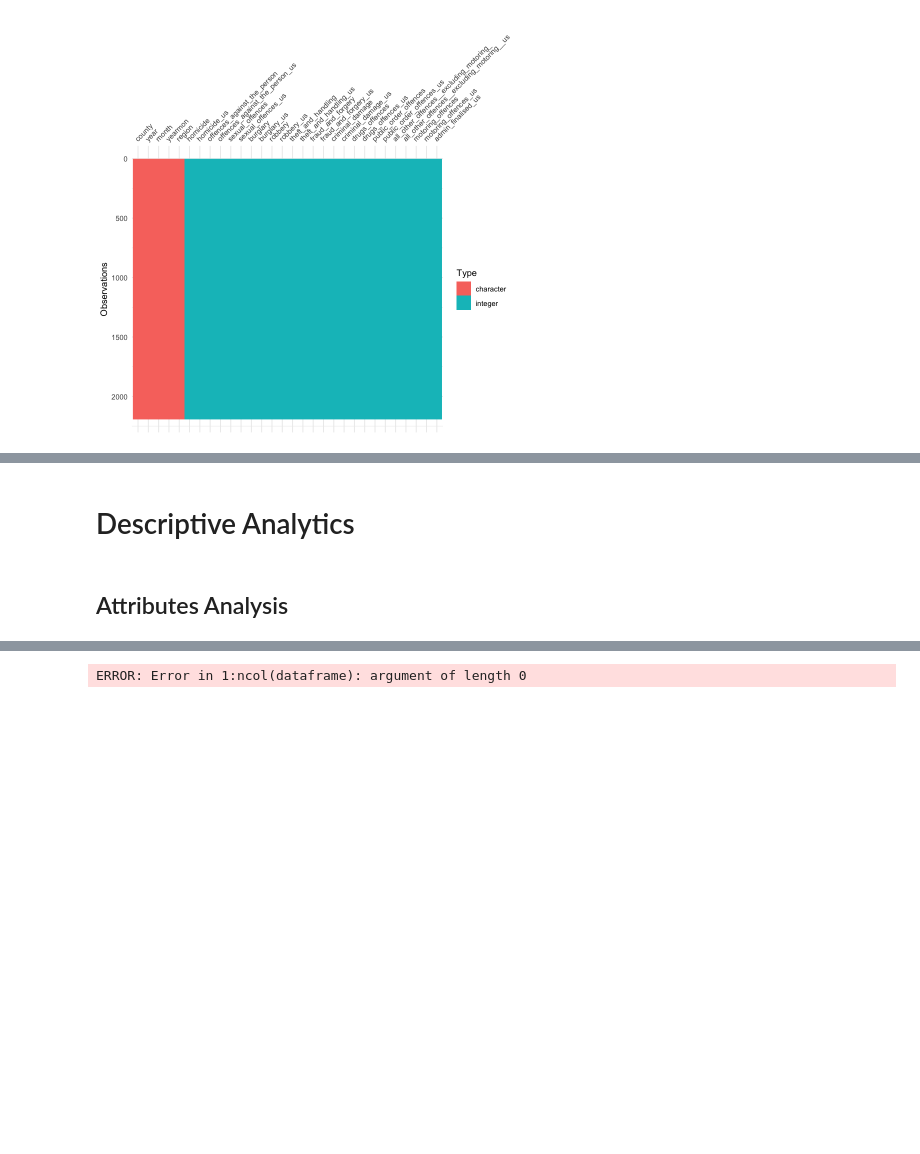
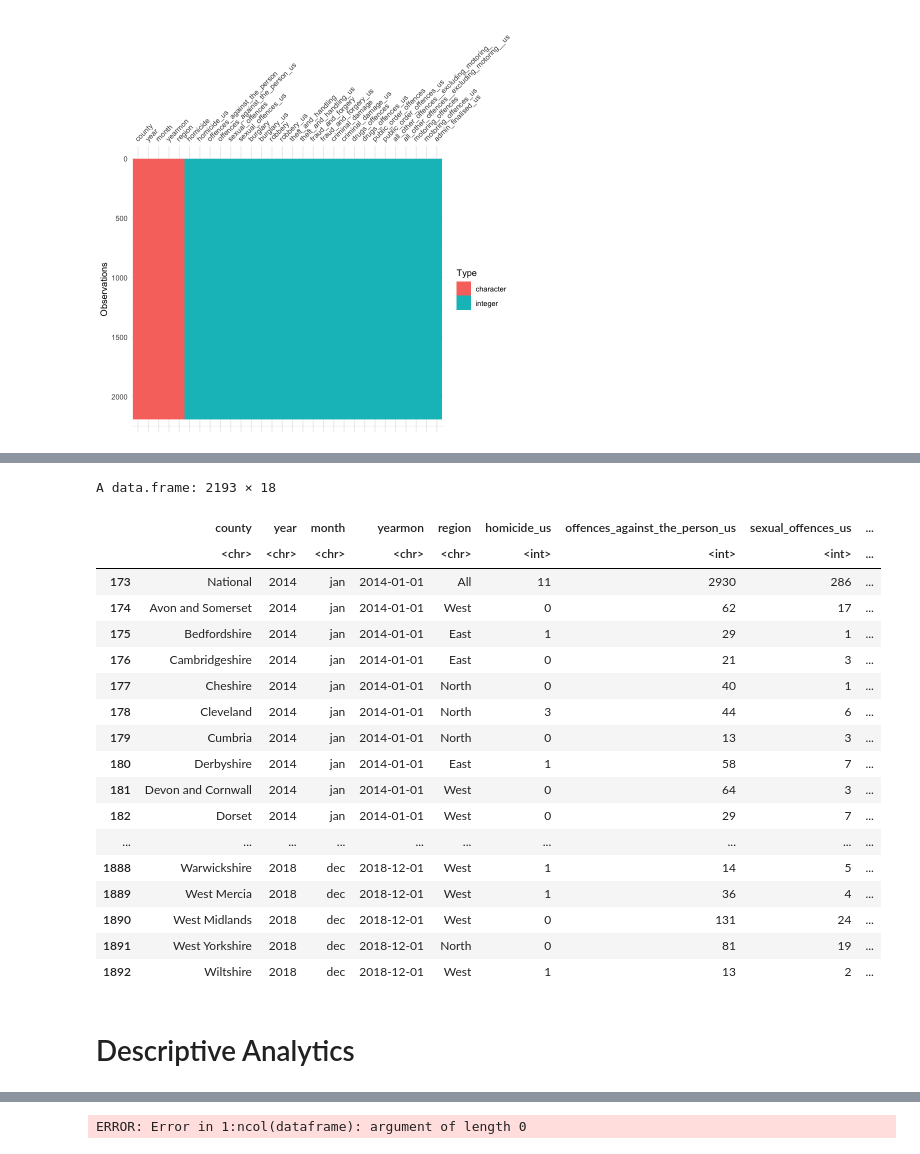
Before and after one commit to AminRana/crown-prosecution-data-analysis, a Jupyter notebook: R Assignment.ipynb, the cells around one changed output, grey strips where cells are left out. Saved outputs shown, nothing was run; the diff lists cells and outputs as text; code cells hidden in the pictures; blank space fills up the shorter version.

```diff
--- a/R Assignment.ipynb
+++ b/R Assignment.ipynb
@@ -497,0 +531,22 @@ vis_dat(combined_df)
+# %%
+head(splited_dataframes[2])
+# %% [output]
+A data.frame: 2193 × 18
+|  | county | year | month | yearmon | region | homicide_us | offences_against_the_person_us | sexual_offences_us | ... |
+|  | <chr> | <chr> | <chr> | <chr> | <chr> | <int> | <int> | <int> | ... |
+| 173 | National | 2014 | jan | 2014-01-01 | All | 11 | 2930 | 286 | ... |
+| 174 | Avon and Somerset | 2014 | jan | 2014-01-01 | West | 0 | 62 | 17 | ... |
+| 175 | Bedfordshire | 2014 | jan | 2014-01-01 | East | 1 | 29 | 1 | ... |
+| 176 | Cambridgeshire | 2014 | jan | 2014-01-01 | East | 0 | 21 | 3 | ... |
+| 177 | Cheshire | 2014 | jan | 2014-01-01 | North | 0 | 40 | 1 | ... |
+| 178 | Cleveland | 2014 | jan | 2014-01-01 | North | 3 | 44 | 6 | ... |
+| 179 | Cumbria | 2014 | jan | 2014-01-01 | North | 0 | 13 | 3 | ... |
+| 180 | Derbyshire | 2014 | jan | 2014-01-01 | East | 1 | 58 | 7 | ... |
+| 181 | Devon and Cornwall | 2014 | jan | 2014-01-01 | West | 0 | 64 | 3 | ... |
+| 182 | Dorset | 2014 | jan | 2014-01-01 | West | 0 | 29 | 7 | ... |
+| ... | ... | ... | ... | ... | ... | ... | ... | ... | ... |
+| 1888 | Warwickshire | 2018 | dec | 2018-12-01 | West | 1 | 14 | 5 | ... |
+| 1889 | West Mercia | 2018 | dec | 2018-12-01 | West | 1 | 36 | 4 | ... |
+| 1890 | West Midlands | 2018 | dec | 2018-12-01 | West | 0 | 131 | 24 | ... |
+| 1891 | West Yorkshire | 2018 | dec | 2018-12-01 | North | 0 | 81 | 19 | ... |
+| 1892 | Wiltshire | 2018 | dec | 2018-12-01 | West | 1 | 13 | 2 | ... |
@@ -499,5 +558,3 @@ vis_dat(combined_df)
 write.csv(combined_df, "dataset/cleaned-data.csv", row.names=FALSE)
 # %% [markdown]
 # Descriptive Analytics
-# %% [markdown]
-## Attributes Analysis
```
Also changed, not shown: parts of 79 cells of this notebook, 2 other files.
